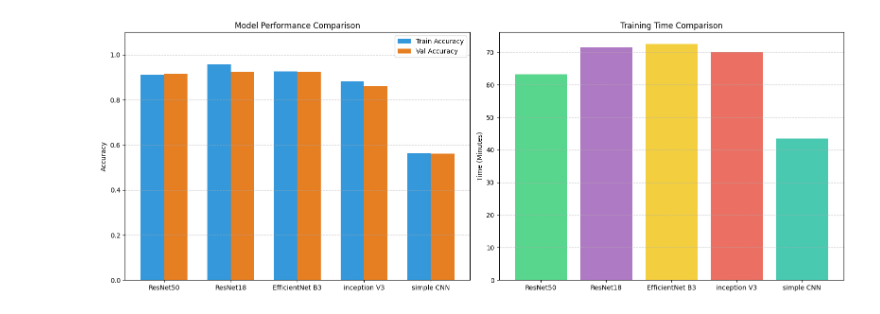
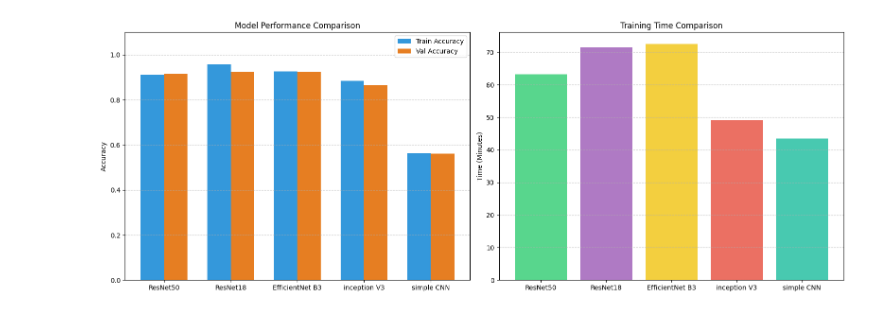
Before and after one commit to andreaspagnolo/progetto_aml, a Jupyter notebook: compare_fineTuning_models.ipynb, the cells around one changed output. Drawn from its saved outputs; the diff is of its cells as text; code cells hidden in the pictures.

Commit message:
add time of incpetion v3

```diff
--- a/compare_fineTuning_models.ipynb
+++ b/compare_fineTuning_models.ipynb
@@ -3,7 +3,6 @@ import matplotlib.pyplot as plt
 import numpy as np
 
 # 1. DATA PREPARATION
-# Replace these values with the results extracted from your different model runs
 models_data = [
     {
         "name": "ResNet50",
@@ -25,9 +24,9 @@ models_data = [
     },
     {
         "name": "inception V3",
-        "train_acc": 0.8826,
-        "val_acc": 0.8605,
-        "time_min": 70  # da sistemare
+        "train_acc": 0.8848,
+        "val_acc": 0.8657,
+        "time_min": 49.08
     },
     {
         "name": "simple CNN",
@@ -45,31 +44,31 @@ times = [m["time_min"] for m in models_data]
 
 # 2. PLOTTING
 fig, (ax1, ax2) = plt.subplots(1, 2, figsize=(16, 6))
 x = np.arange(len(names))
 width = 0.35
 
 # --- Plot 1: Accuracy Comparison ---
 ax1.bar(x - width/2, train_accs, width, label='Train Accuracy', color='#3498db')
 ax1.bar(x + width/2, val_accs, width, label='Val Accuracy', color='#e67e22')
 
 ax1.set_ylabel('Accuracy')
 ax1.set_title('Model Performance Comparison')
 ax1.set_xticks(x)
 ax1.set_xticklabels(names)
 ax1.set_ylim(0, 1.1) # Accuracies are between 0 and 1
 ax1.legend()
 ax1.grid(axis='y', linestyle='--', alpha=0.7)
 
 # --- Plot 2: Training Time Comparison ---
 colors = ['#2ecc71', '#9b59b6', '#f1c40f', '#e74c3c', '#1abc9c']
 ax2.bar(names, times, color=colors[:len(names)], alpha=0.8)
 
 ax2.set_ylabel('Time (Minutes)')
 ax2.set_title('Training Time Comparison')
 ax2.grid(axis='y', linestyle='--', alpha=0.7)
 
 
 plt.tight_layout()
 plt.show()
 # %% [output]
-[figure, old version]
+[figure, new version]
```
